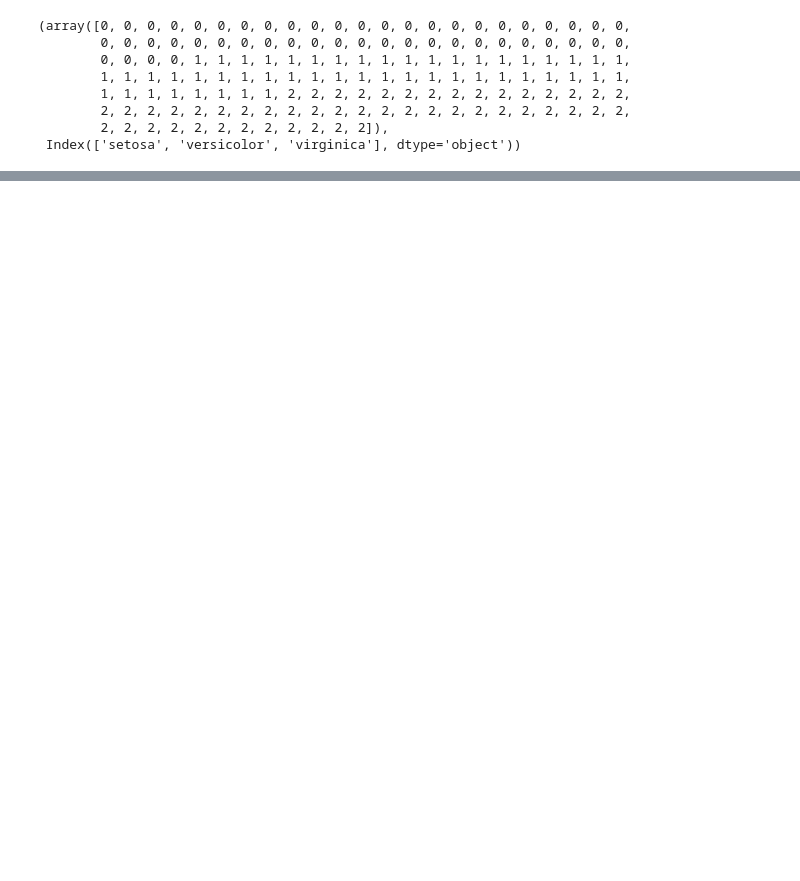
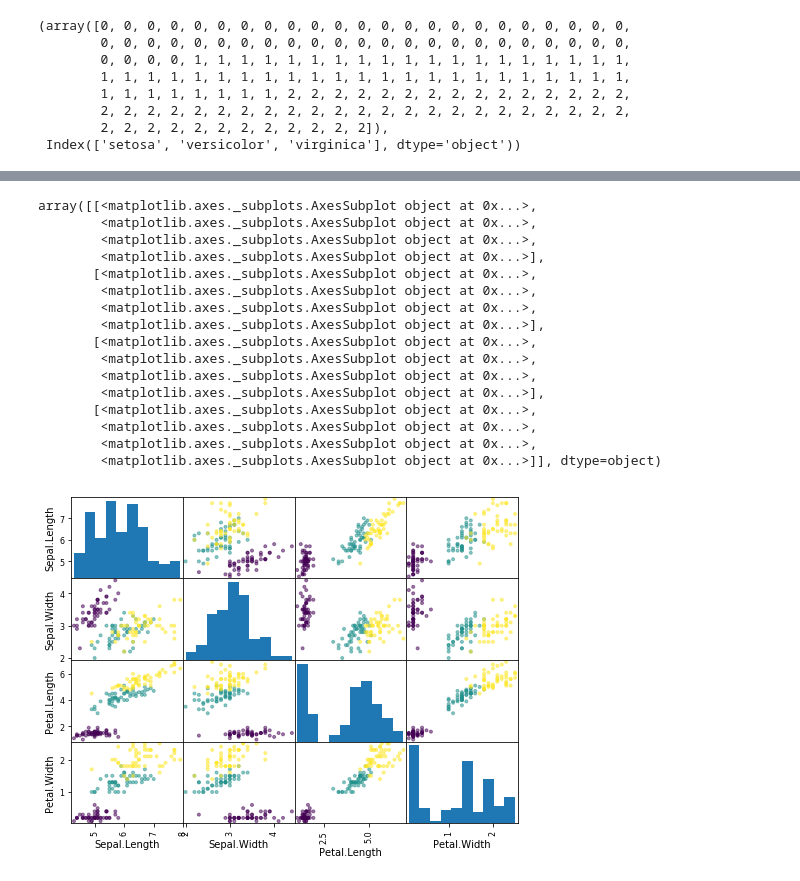
Before and after one commit to ahastudio/CodingLife, a Jupyter notebook: 20170617/scipy/ml.ipynb, the cells around one changed output, grey strips where cells are left out. Cells and saved outputs as stored; diff of their text form; code cells hidden in the pictures; blank space fills up the shorter version.

```diff
--- a/20170617/scipy/ml.ipynb
+++ b/20170617/scipy/ml.ipynb
@@ -44,3 +48,27 @@ plt.scatter(df['Sepal.Length'], df['Petal.Length'], c=df.labels)
+# %%
+from pandas.tools.plotting import scatter_matrix
+
+features = ['Sepal.Length', 'Sepal.Width', 'Petal.Length', 'Petal.Width']
+
+scatter_matrix(df[features], c=df.labels)
+# %% [output]
+array([[<matplotlib.axes._subplots.AxesSubplot object at 0x...>,
+        <matplotlib.axes._subplots.AxesSubplot object at 0x...>,
+        <matplotlib.axes._subplots.AxesSubplot object at 0x...>,
+        <matplotlib.axes._subplots.AxesSubplot object at 0x...>],
+       [<matplotlib.axes._subplots.AxesSubplot object at 0x...>,
+        <matplotlib.axes._subplots.AxesSubplot object at 0x...>,
+        <matplotlib.axes._subplots.AxesSubplot object at 0x...>,
+        <matplotlib.axes._subplots.AxesSubplot object at 0x...>],
+       [<matplotlib.axes._subplots.AxesSubplot object at 0x...>,
+        <matplotlib.axes._subplots.AxesSubplot object at 0x...>,
+        <matplotlib.axes._subplots.AxesSubplot object at 0x...>,
+        <matplotlib.axes._subplots.AxesSubplot object at 0x...>],
+       [<matplotlib.axes._subplots.AxesSubplot object at 0x...>,
+        <matplotlib.axes._subplots.AxesSubplot object at 0x...>,
+        <matplotlib.axes._subplots.AxesSubplot object at 0x...>,
+        <matplotlib.axes._subplots.AxesSubplot object at 0x...>]], dtype=object)
+[figure, added]
 # %%
 # Decision Tree
 
```
Also changed, not shown: parts of 14 cells of this notebook.
